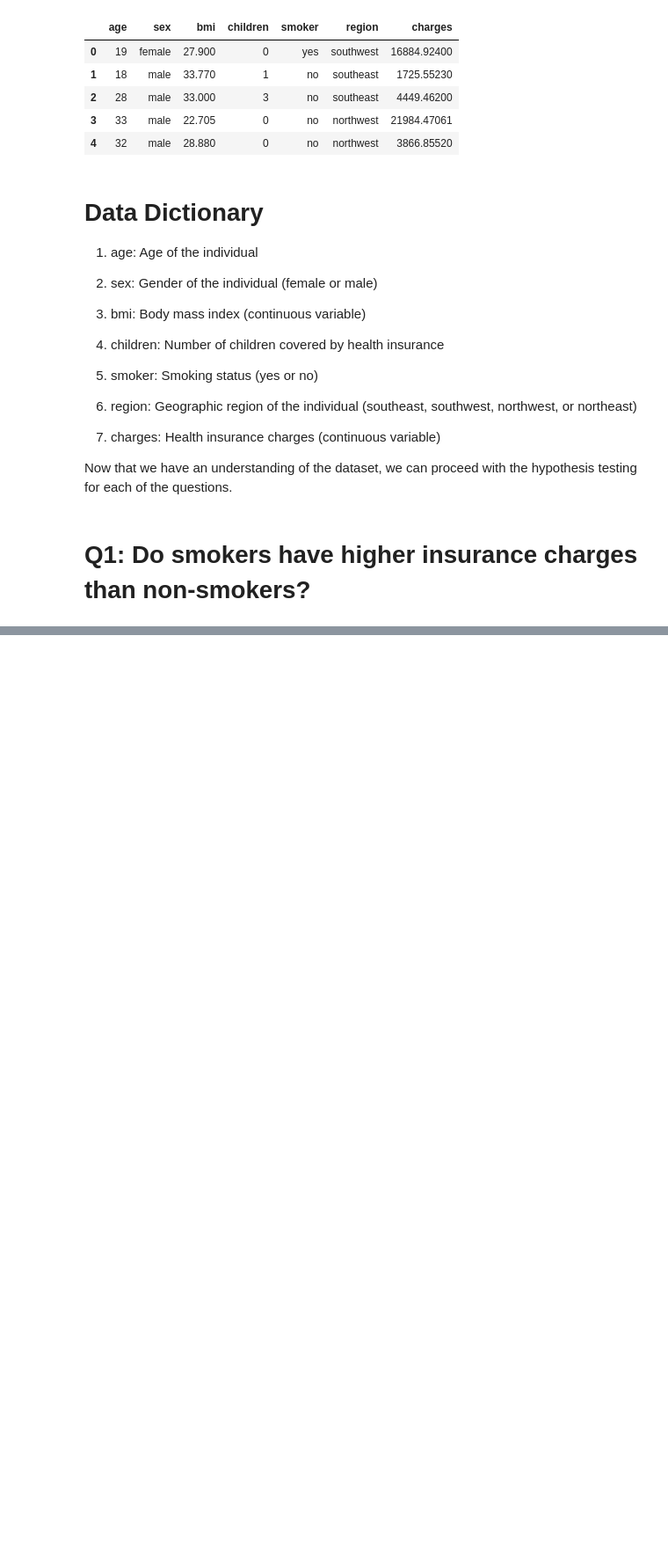
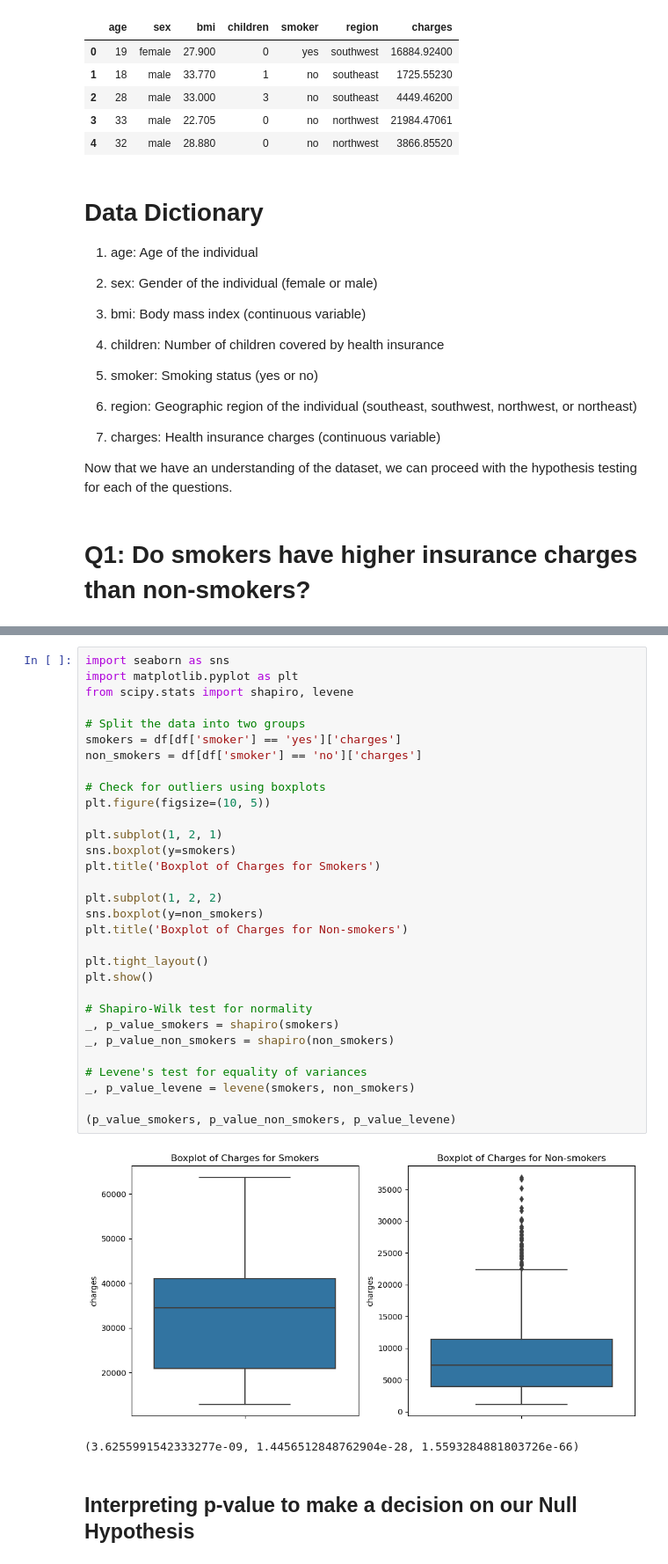
Before and after one commit to Noctua28/Hypothesis-Testing-with-Insurance-Data, a Jupyter notebook: Hypothesis Testing with Insurance Data.ipynb, the cells around one changed output, grey strips where cells are left out. Shown at 88% size. Cells and saved outputs as stored; diff of their text form; blank space fills up the shorter version.

```diff
--- a/Hypothesis Testing with Insurance Data.ipynb
+++ b/Hypothesis Testing with Insurance Data.ipynb
@@ -176,0 +90,36 @@ For Q3, we utilized a one-way ANOVA to determine if there are differences in ave
+# %%
+import seaborn as sns
+import matplotlib.pyplot as plt
+from scipy.stats import shapiro, levene
+
+# Split the data into two groups
+smokers = df[df['smoker'] == 'yes']['charges']
+non_smokers = df[df['smoker'] == 'no']['charges']
+
+# Check for outliers using boxplots
+plt.figure(figsize=(10, 5))
+
+plt.subplot(1, 2, 1)
+sns.boxplot(y=smokers)
+plt.title('Boxplot of Charges for Smokers')
+
+plt.subplot(1, 2, 2)
+sns.boxplot(y=non_smokers)
+plt.title('Boxplot of Charges for Non-smokers')
+
+plt.tight_layout()
+plt.show()
+
+# Shapiro-Wilk test for normality
+_, p_value_smokers = shapiro(smokers)
+_, p_value_non_smokers = shapiro(non_smokers)
+
+# Levene's test for equality of variances
+_, p_value_levene = levene(smokers, non_smokers)
+
+(p_value_smokers, p_value_non_smokers, p_value_levene)
+# %% [output]
+[figure, added]
+(3.6255991542333277e-09, 1.4456512848762904e-28, 1.5593284881803726e-66)
+# %% [markdown]
+## Interpreting p-value to make a decision on our Null Hypothesis
```
Also changed, not shown: parts of 48 cells of this notebook.
